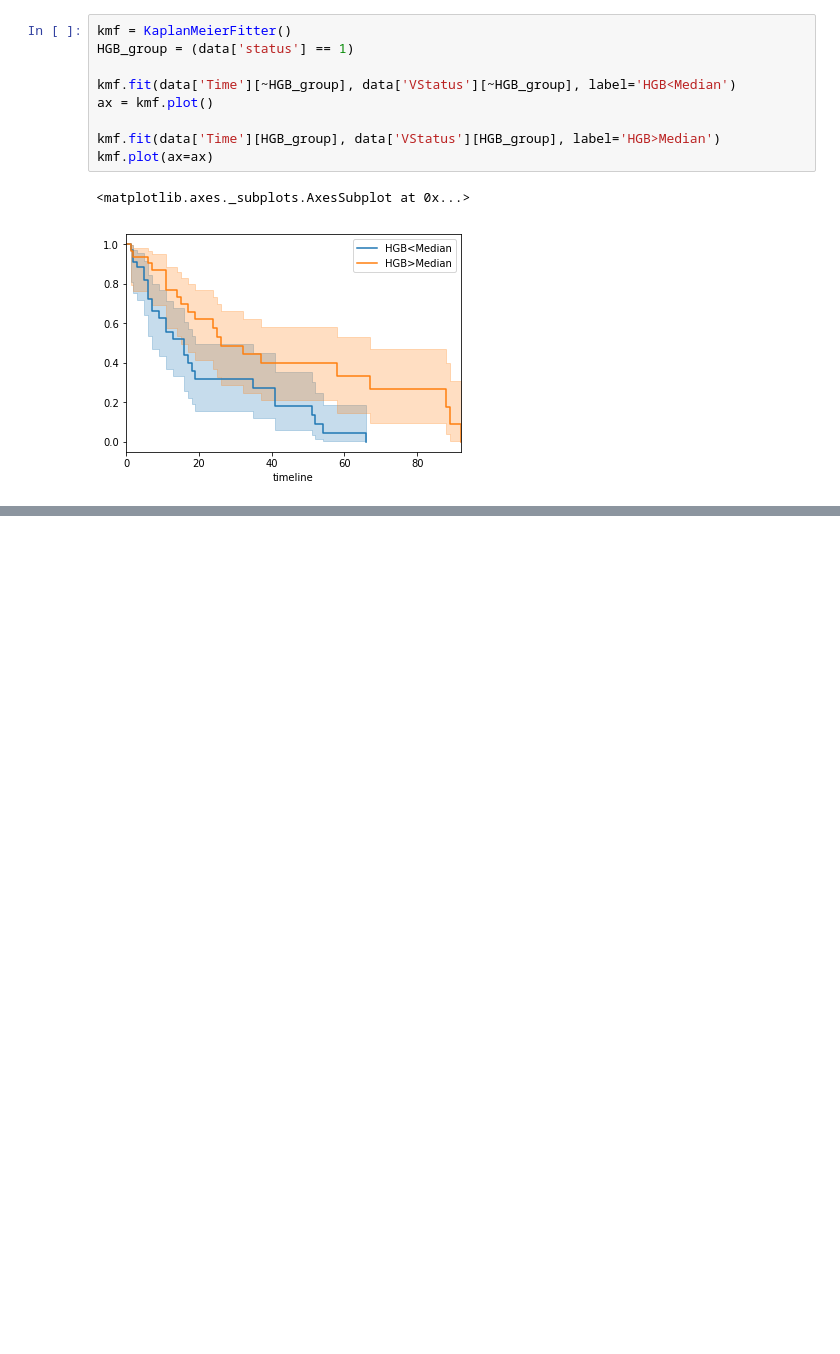
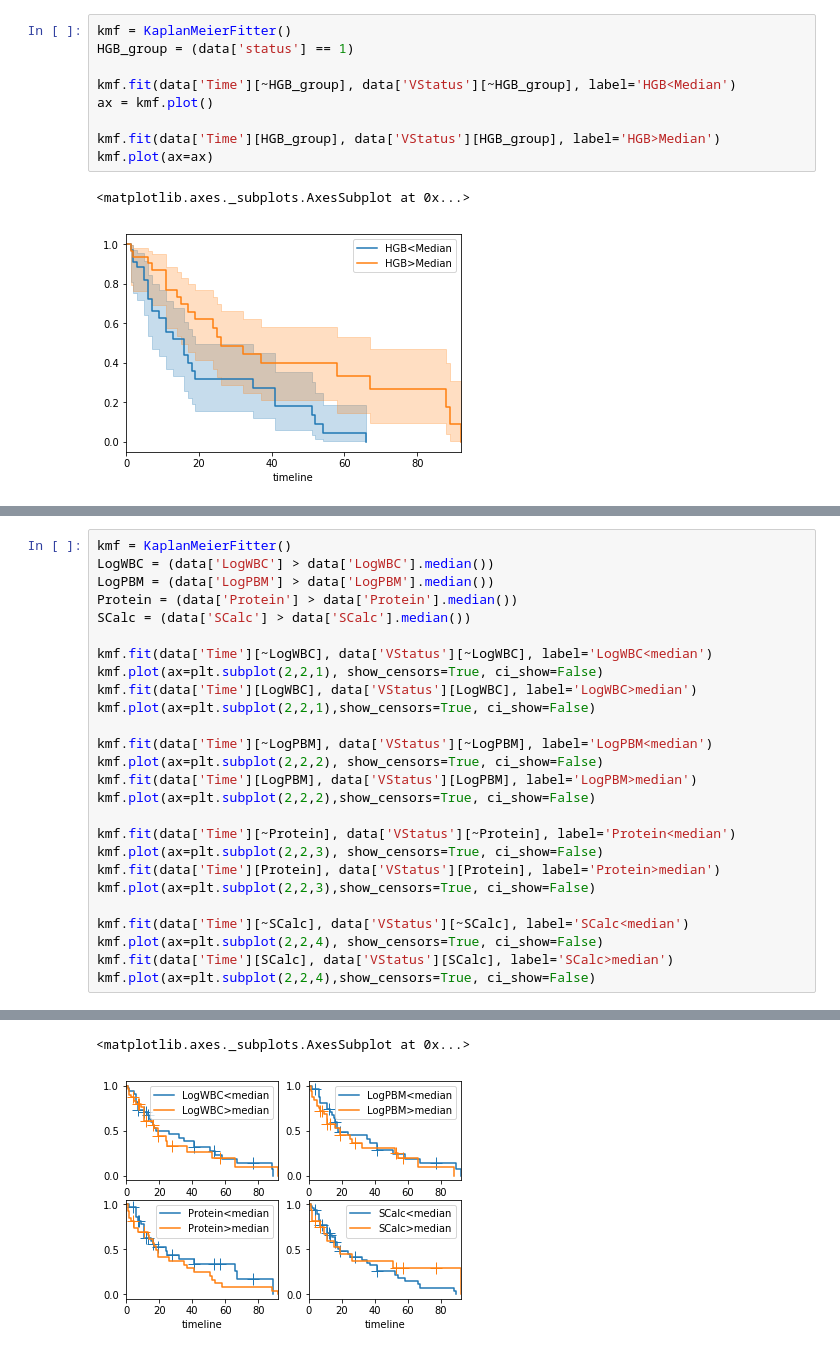
Before and after one commit to git-wy/SimplePython, a Jupyter notebook: Chapter 1 从R到Python/CH 1_7 生存分析/CH 1_7 code.ipynb, the cells around one changed output, grey strips where cells are left out. Drawn from its saved outputs; the diff is of its cells as text; blank space fills up the shorter version.

```diff
--- a/Chapter 1 从R到Python/CH 1_7 生存分析/CH 1_7 code.ipynb
+++ b/Chapter 1 从R到Python/CH 1_7 生存分析/CH 1_7 code.ipynb
@@ -103,0 +94,27 @@ kmf.plot(ax=ax)
+# %%
+kmf = KaplanMeierFitter()
+LogWBC = (data['LogWBC'] > data['LogWBC'].median())
+LogPBM = (data['LogPBM'] > data['LogPBM'].median())
+Protein = (data['Protein'] > data['Protein'].median())
+SCalc = (data['SCalc'] > data['SCalc'].median())
+
+kmf.fit(data['Time'][~LogWBC], data['VStatus'][~LogWBC], label='LogWBC<median')
+kmf.plot(ax=plt.subplot(2,2,1), show_censors=True, ci_show=False)
+kmf.fit(data['Time'][LogWBC], data['VStatus'][LogWBC], label='LogWBC>median')
+kmf.plot(ax=plt.subplot(2,2,1),show_censors=True, ci_show=False)
+
+kmf.fit(data['Time'][~LogPBM], data['VStatus'][~LogPBM], label='LogPBM<median')
+kmf.plot(ax=plt.subplot(2,2,2), show_censors=True, ci_show=False)
+kmf.fit(data['Time'][LogPBM], data['VStatus'][LogPBM], label='LogPBM>median')
+kmf.plot(ax=plt.subplot(2,2,2),show_censors=True, ci_show=False)
+
+kmf.fit(data['Time'][~Protein], data['VStatus'][~Protein], label='Protein<median')
+kmf.plot(ax=plt.subplot(2,2,3), show_censors=True, ci_show=False)
+kmf.fit(data['Time'][Protein], data['VStatus'][Protein], label='Protein>median')
+kmf.plot(ax=plt.subplot(2,2,3),show_censors=True, ci_show=False)
+
+kmf.fit(data['Time'][~SCalc], data['VStatus'][~SCalc], label='SCalc<median')
+kmf.plot(ax=plt.subplot(2,2,4), show_censors=True, ci_show=False)
+kmf.fit(data['Time'][SCalc], data['VStatus'][SCalc], label='SCalc>median')
+kmf.plot(ax=plt.subplot(2,2,4),show_censors=True, ci_show=False)
+# %% [output]
@@ -103,0 +129,2 @@ kmf.plot(ax=ax)
+<matplotlib.axes._subplots.AxesSubplot at 0x...>
+[figure, added]
```
Also changed, not shown: parts of 8 cells of this notebook.
